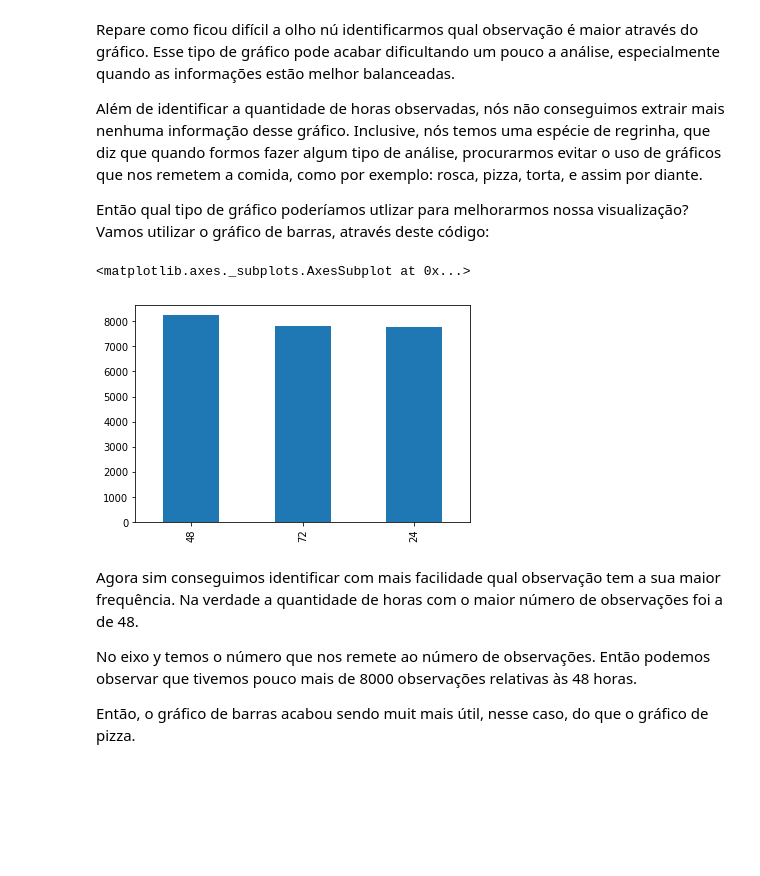
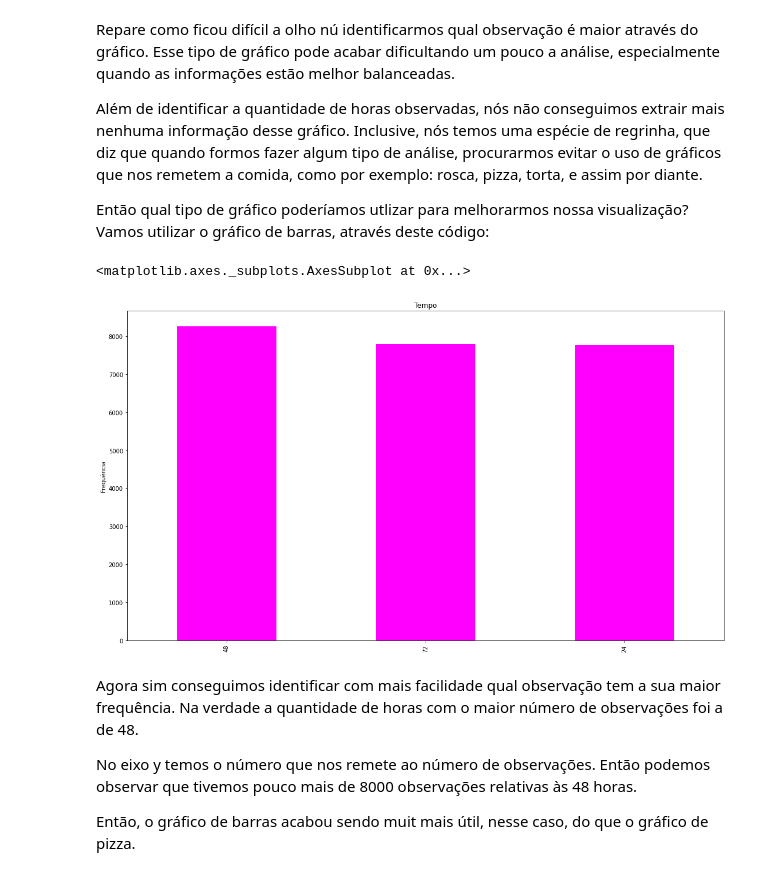
Before and after one commit to henriquehsilva/imersao-dados, a Jupyter notebook: Aula_01.ipynb, the cells around one changed output. Saved outputs shown, nothing was run; the diff lists cells and outputs as text; code cells hidden in the pictures; blank space fills up the shorter version.

```diff
--- a/Aula_01.ipynb
+++ b/Aula_01.ipynb
@@ -221,11 +222,18 @@ Repare como ficou difícil a olho nú identificarmos qual observação é maior
 Além de identificar a quantidade de horas observadas, nós não conseguimos extrair mais nenhuma informação desse gráfico. Inclusive, nós temos uma espécie de regrinha, que diz que quando formos fazer algum tipo de análise, procurarmos evitar o uso de gráficos que nos remetem a comida, como por exemplo: rosca, pizza, torta, e assim por diante.
 
 Então qual tipo de gráfico poderíamos utlizar para melhorarmos nossa visualização? Vamos utilizar o gráfico de barras, através deste código:
-# %%
-dados['tempo'].value_counts().plot.bar()
-# %% [output]
-<matplotlib.axes._subplots.AxesSubplot at 0x...>
-[figure, removed]
+# %%
+
+
+fig, ax = plt.subplots()
+fig.set_size_inches(18.5, 10.5)
+ax.set_ylabel('Frequência')
+ax.set_title('Tempo')
+
+dados['tempo'].value_counts().plot.bar(color='fuchsia')
+# %% [output]
+<matplotlib.axes._subplots.AxesSubplot at 0x...>
+[figure, added]
 # %% [markdown]
 Agora sim conseguimos identificar com mais facilidade qual observação tem a sua maior frequência. Na verdade a quantidade de horas com o maior número de observações foi a de 48.
 
```
Also changed, not shown: parts of 19 cells of this notebook.
